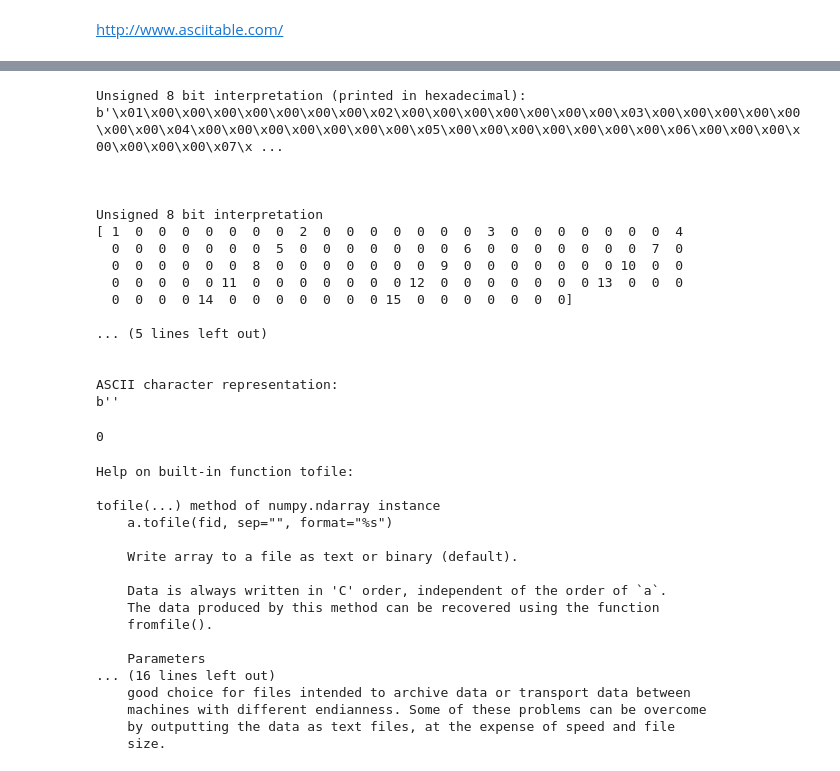
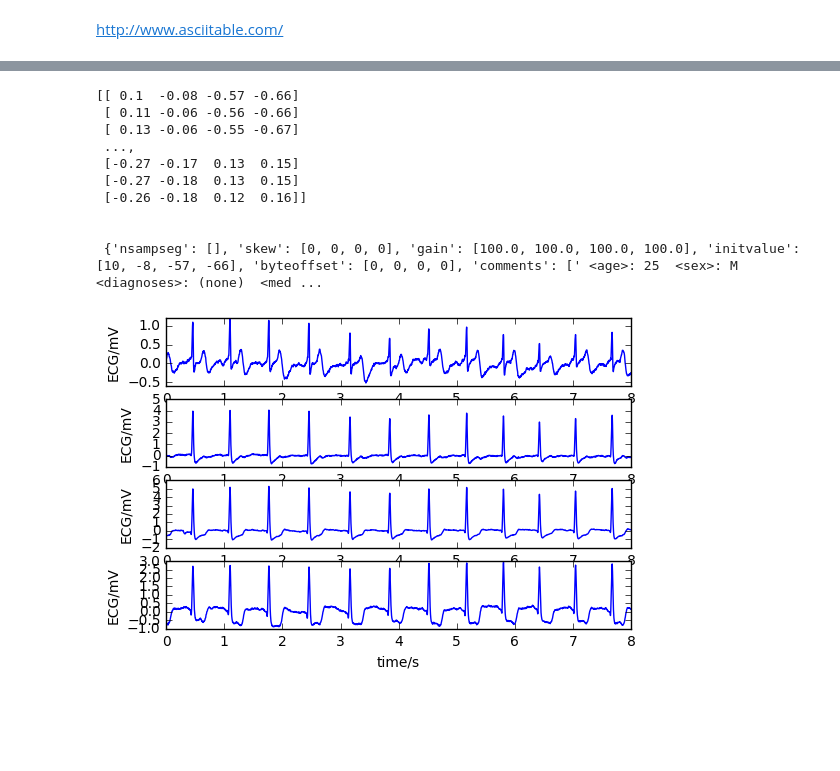
Before and after one commit to cx1111/IAP2017-comp-essentials, a Jupyter notebook: session1/session1.ipynb, the cells around one changed output, grey strips where cells are left out. Drawn from its saved outputs; the diff is of its cells as text; code cells hidden in the pictures; blank space fills up the shorter version.

```diff
--- a/session1/session1.ipynb
+++ b/session1/session1.ipynb
@@ -126,6 +153,6 @@ numbersarray.tofile(f)
 f.close()
 # %%
-# Look at file 2
+# Inspect file 2
 
 print('Unsigned 8 bit interpretation (printed in hexadecimal):')
 f1=open('file2', 'rb')
@@ -134,64 +161,25 @@ print(contents1)
 f1.close()
 
 print('\n\n\nUnsigned 8 bit interpretation')
-
 f2 = open('file2', 'rb')
 contents2 = np.fromfile(f2, dtype = 'uint8')
+#help(np.fromfile)
 print(contents2)
 f2.close()
 
 print('\n\n\nUnsigned 64 bit interpretation:')
-
 f3 = open('file2', 'rb')
 contents3 = np.fromfile(f3, dtype = 'uint64')
 print(contents3)
 f3.close()
 
 print('\n\n\nASCII character representation:')
-
 f4 = open('file2', 'r')
-contents4 = f.read()
+contents4 = f4.read()
 print(contents4)
-#f4.close()
+f4.close()
 
 
-f4.seek(0)
+#f4.seek(0) # This is how to reset the file pointer to the beginning of the file. After calling read(), the pointer moves.
+
+print("\nSize of file 2 in bytes: ",os.path.getsize('file2'))
-# %% [output]
-Unsigned 8 bit interpretation (printed in hexadecimal):
-b'\x01\x00\x00\x00\x00\x00\x00\x00\x02\x00\x00\x00\x00\x00\x00\x00\x03\x00\x00\x00\x00\x00\x00\x00\x04\x00\x00\x00\x00\x00\x00\x00\x05\x00\x00\x00\x00\x00\x00\x00\x06\x00\x00\x00\x00\x00\x00\x00\x07\x ...
-
-
-
-Unsigned 8 bit interpretation
-[ 1  0  0  0  0  0  0  0  2  0  0  0  0  0  0  0  3  0  0  0  0  0  0  0  4
-  0  0  0  0  0  0  0  5  0  0  0  0  0  0  0  6  0  0  0  0  0  0  0  7  0
-  0  0  0  0  0  0  8  0  0  0  0  0  0  0  9  0  0  0  0  0  0  0 10  0  0
-  0  0  0  0  0 11  0  0  0  0  0  0  0 12  0  0  0  0  0  0  0 13  0  0  0
-  0  0  0  0 14  0  0  0  0  0  0  0 15  0  0  0  0  0  0  0]
-
-... (5 lines left out)
-
-
-ASCII character representation:
-b''
-0
-# %%
-help(numbersarray.tofile)
-# %% [output]
-Help on built-in function tofile:
-
-tofile(...) method of numpy.ndarray instance
-    a.tofile(fid, sep="", format="%s")
-
-    Write array to a file as text or binary (default).
-
-    Data is always written in 'C' order, independent of the order of `a`.
-    The data produced by this method can be recovered using the function
-    fromfile().
-
-    Parameters
-... (16 lines left out)
-    good choice for files intended to archive data or transport data between
-    machines with different endianness. Some of these problems can be overcome
-    by outputting the data as text files, at the expense of speed and file
-    size.
@@ -197,0 +232,25 @@ tofile(...) method of numpy.ndarray instance
+# %%
+# An example of information encoding
+# Waveform Database files from PhysioNet's signal archives: https://physionet.org/physiobank/database/
+
+sig, fields = wfdb.rdsamp('myecgs')
+
+print(sig)
+print("\n\n",fields)
+
+wfdb.plotwfdb(sig, fields)
+
+# The information about the signals are written in text format in the header .hea file.
+# The signals themselves are stored in the dat file in binary format.
+# %% [output]
+[[ 0.1  -0.08 -0.57 -0.66]
+ [ 0.11 -0.06 -0.56 -0.66]
+ [ 0.13 -0.06 -0.55 -0.67]
+ ...,
+ [-0.27 -0.17  0.13  0.15]
+ [-0.27 -0.18  0.13  0.15]
+ [-0.26 -0.18  0.12  0.16]]
+
+
+ {'nsampseg': [], 'skew': [0, 0, 0, 0], 'gain': [100.0, 100.0, 100.0, 100.0], 'initvalue': [10, -8, -57, -66], 'byteoffset': [0, 0, 0, 0], 'comments': [' <age>: 25  <sex>: M  <diagnoses>: (none)  <med ...
+[figure, added]
```
Also changed, not shown: parts of 13 cells of this notebook, 1 other file.
